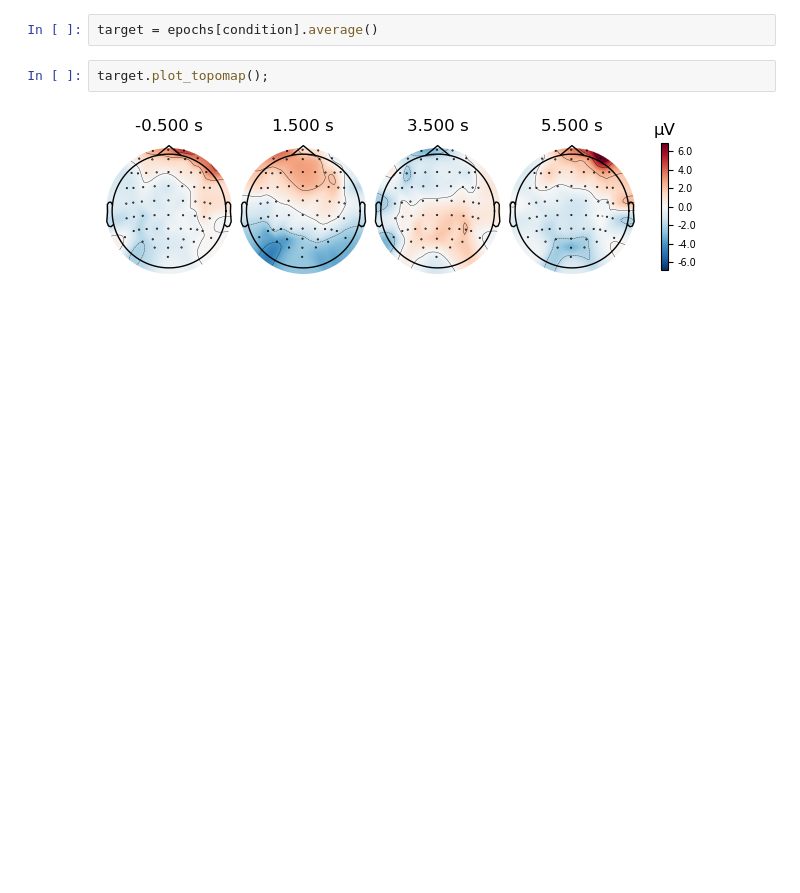
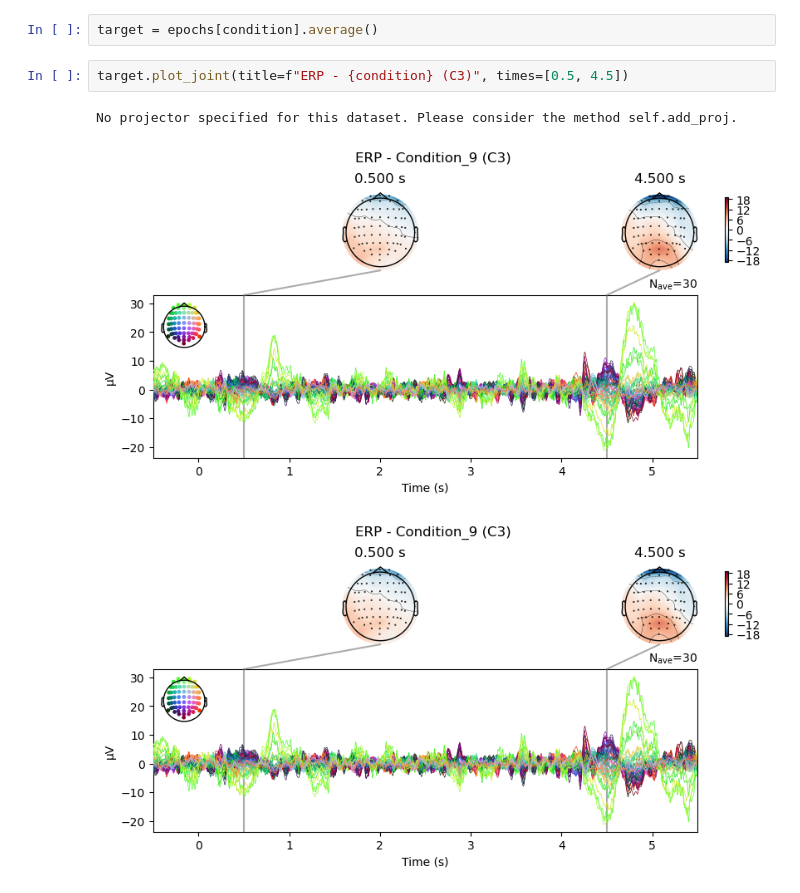
Before and after one commit to ClaraML96/Three-brain-microstates, a Jupyter notebook: notebook.ipynb, the cells around one changed output. Drawn from its saved outputs; the diff is of its cells as text; blank space fills up the shorter version.

```diff
--- a/notebook.ipynb
+++ b/notebook.ipynb
@@ -113,6 +127,8 @@ No baseline correction applied
 # %%
 target = epochs[condition].average()
 # %%
-target.plot_topomap();
+target.plot_joint(title=f"ERP - {condition} (C3)", times=[0.5, 4.5])
 # %% [output]
+No projector specified for this dataset. Please consider the method self.add_proj.
-[figure, old version]
+[figure, new version]
+[figure, added]
```
Also changed, not shown: parts of 2 cells of this notebook.
